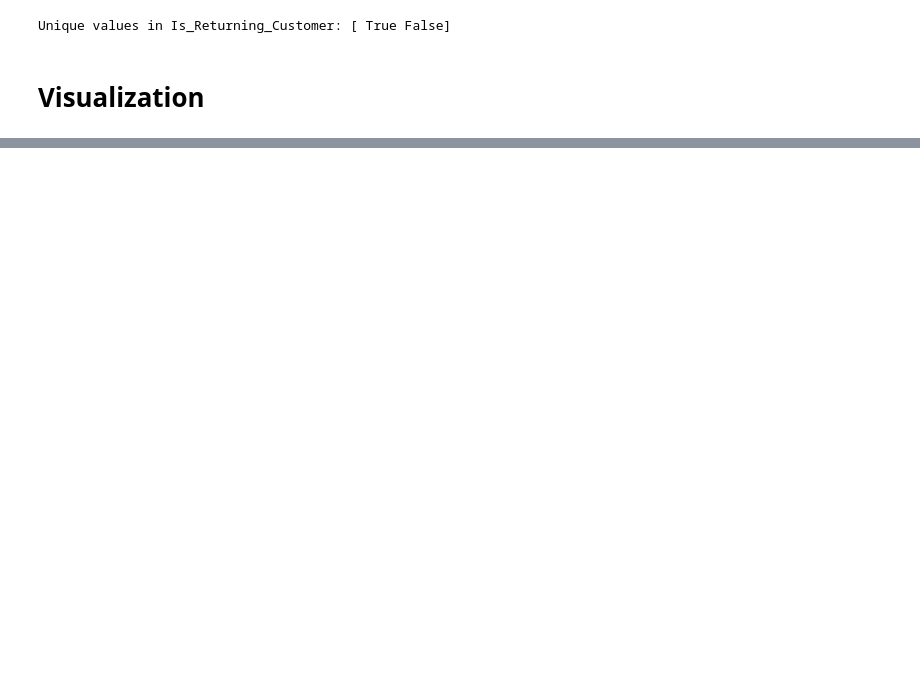
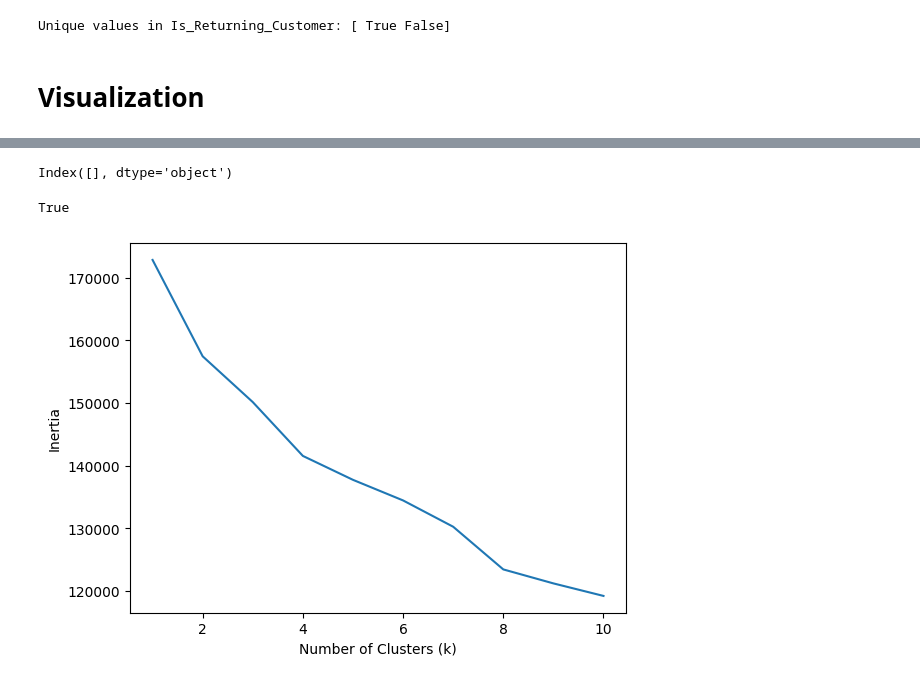
Before and after one commit to shahdelmasry12/Data-Mining-Project, a Jupyter notebook: ecommerce_customer_behavior_dataset_v2.ipynb, the cells around one changed output, grey strips where cells are left out. Drawn from its saved outputs; the diff is of its cells as text; code cells hidden in the pictures; blank space fills up the shorter version.

```diff
--- a/ecommerce_customer_behavior_dataset_v2.ipynb
+++ b/ecommerce_customer_behavior_dataset_v2.ipynb
@@ -253,0 +296,37 @@ Unique values in Is_Returning_Customer: [ True False]
+# %%
+#Encoding
+cat_cols = df_cluster.select_dtypes(include=['object']).columns
+
+le = LabelEncoder()
+
+for col in cat_cols:
+    df_cluster[col] = le.fit_transform(df_cluster[col])
+
+
+cat_cols
+# %% [output]
+Index([], dtype='object')
+# %%
+len(cat_cols) == 0
+# %% [output]
+True
+# %%
+#Scaling
+scaler = StandardScaler()
+df_scaled = scaler.fit_transform(df_cluster)
+# %%
+#Elbow Method
+
+inertia = []
+
+for k in range(1, 11):
+    kmeans = KMeans(n_clusters=k, random_state=42)
+    kmeans.fit(df_scaled)
+    inertia.append(kmeans.inertia_)
+# %%
+plt.plot(range(1,11), inertia)
+plt.xlabel("Number of Clusters (k)")
+plt.ylabel("Inertia")
+plt.show()
+# %% [output]
+[figure, added]
```
Also changed, not shown: parts of 8 cells of this notebook.
